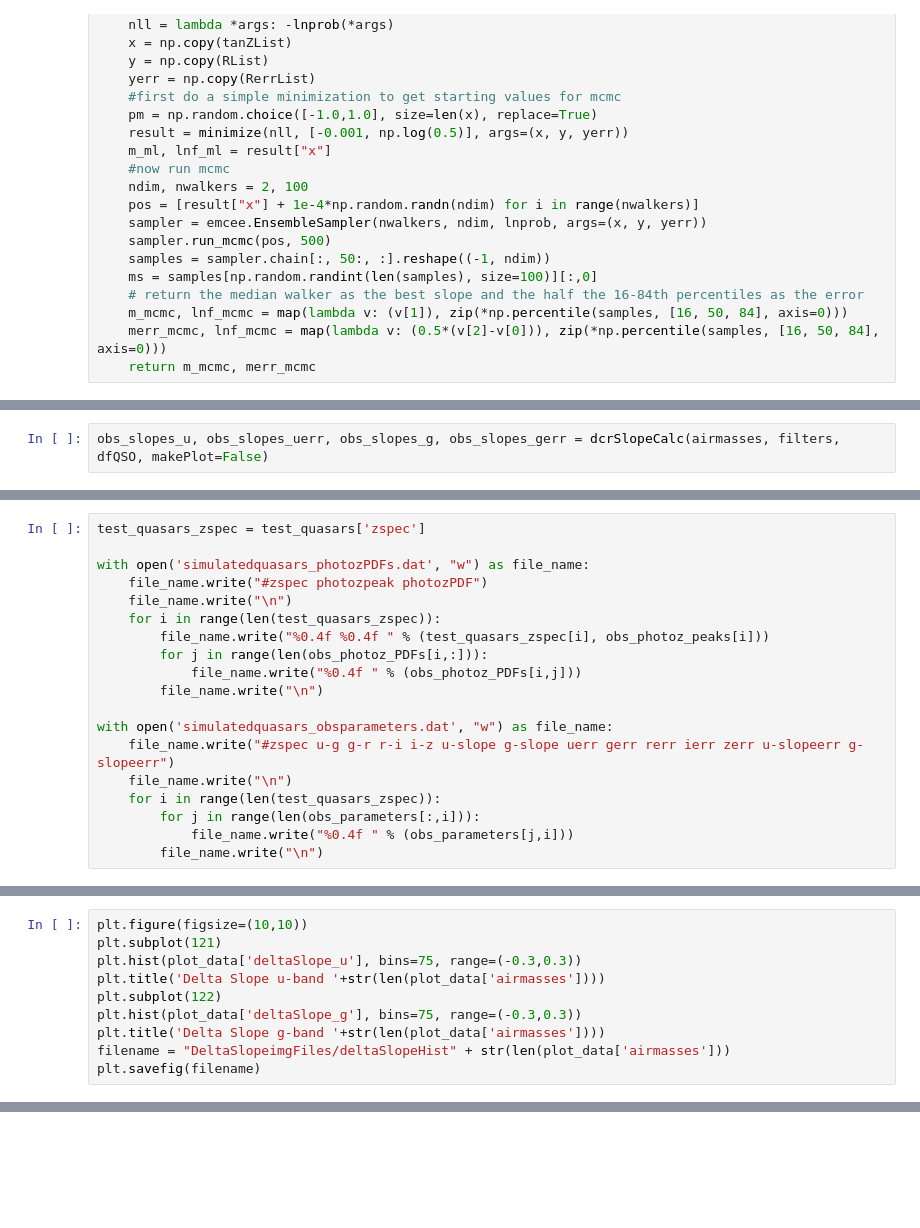
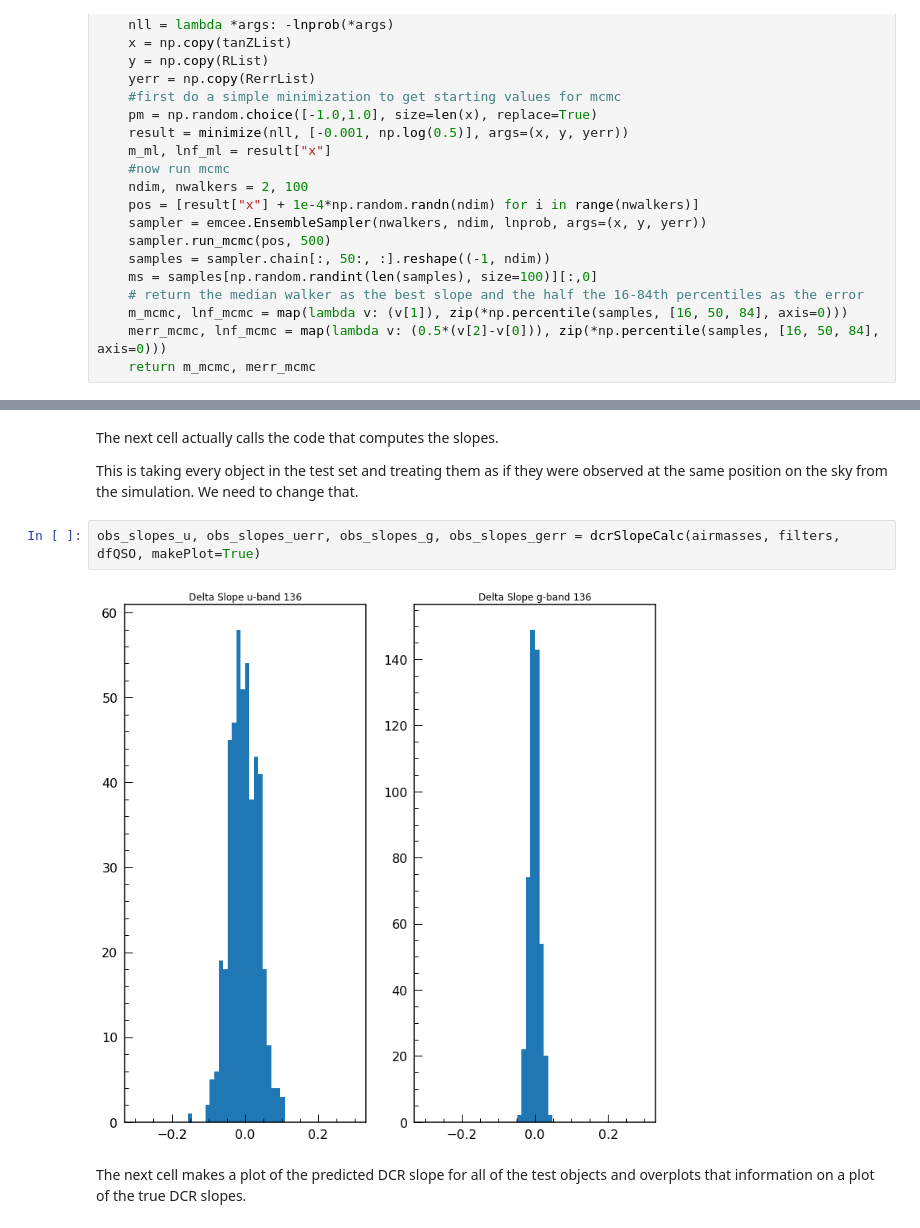
Before and after one commit to RichardsGroup/LSSTprep, a Jupyter notebook: DCR/DCR_AGN_metric_analysis.ipynb, the cells around one changed output, grey strips where cells are left out. Drawn from its saved outputs; the diff is of its cells as text; blank space fills up the shorter version.

```diff
--- a/DCR/DCR_AGN_metric_analysis.ipynb
+++ b/DCR/DCR_AGN_metric_analysis.ipynb
@@ -444,2 +164,0 @@ def dcrSlopeCalc(airmasses, filters, test_quasars, makePlot = True):
-# %%
-obs_slopes_u, obs_slopes_uerr, obs_slopes_g, obs_slopes_gerr = dcrSlopeCalc(airmasses, filters, dfQSO, makePlot=False)
@@ -633,19 +164,0 @@ else:
-# %%
-test_quasars_zspec = test_quasars['zspec']
-
-with open('simulatedquasars_photozPDFs.dat', "w") as file_name:
-    file_name.write("#zspec photozpeak photozPDF")
-    file_name.write("\n")
-    for i in range(len(test_quasars_zspec)):
-        file_name.write("%0.4f %0.4f " % (test_quasars_zspec[i], obs_photoz_peaks[i]))
-        for j in range(len(obs_photoz_PDFs[i,:])):
-            file_name.write("%0.4f " % (obs_photoz_PDFs[i,j]))
-        file_name.write("\n")
-
-with open('simulatedquasars_obsparameters.dat', "w") as file_name:
-    file_name.write("#zspec u-g g-r r-i i-z u-slope g-slope uerr gerr rerr ierr zerr u-slopeerr g-slopeerr")
-    file_name.write("\n")
-    for i in range(len(test_quasars_zspec)):
-        for j in range(len(obs_parameters[:,i])):
-            file_name.write("%0.4f " % (obs_parameters[j,i]))
-        file_name.write("\n")
@@ -726,10 +164,0 @@ plt.savefig(plot_save_name)
-# %%
-plt.figure(figsize=(10,10))
-plt.subplot(121)
-plt.hist(plot_data['deltaSlope_u'], bins=75, range=(-0.3,0.3))
-plt.title('Delta Slope u-band '+str(len(plot_data['airmasses'])))
-plt.subplot(122)
-plt.hist(plot_data['deltaSlope_g'], bins=75, range=(-0.3,0.3))
-plt.title('Delta Slope g-band '+str(len(plot_data['airmasses'])))
-filename = "DeltaSlopeimgFiles/deltaSlopeHist" + str(len(plot_data['airmasses']))
-plt.savefig(filename)
@@ -735,0 +257,10 @@ plt.savefig(filename)
+# %% [markdown]
+The next cell actually calls the code that computes the slopes.
+
+This is taking every object in the test set and treating them as if they were observed at the same position on the sky from the simulation.  We need to change that.
+# %%
+obs_slopes_u, obs_slopes_uerr, obs_slopes_g, obs_slopes_gerr = dcrSlopeCalc(airmasses, filters, dfQSO, makePlot=True)
+# %% [output]
+[figure, added]
+# %% [markdown]
+The next cell makes a plot of the predicted DCR slope for all of the test objects and overplots that information on a plot of the true DCR slopes.
```
Also changed, not shown: parts of 89 cells of this notebook, 1 other file.
